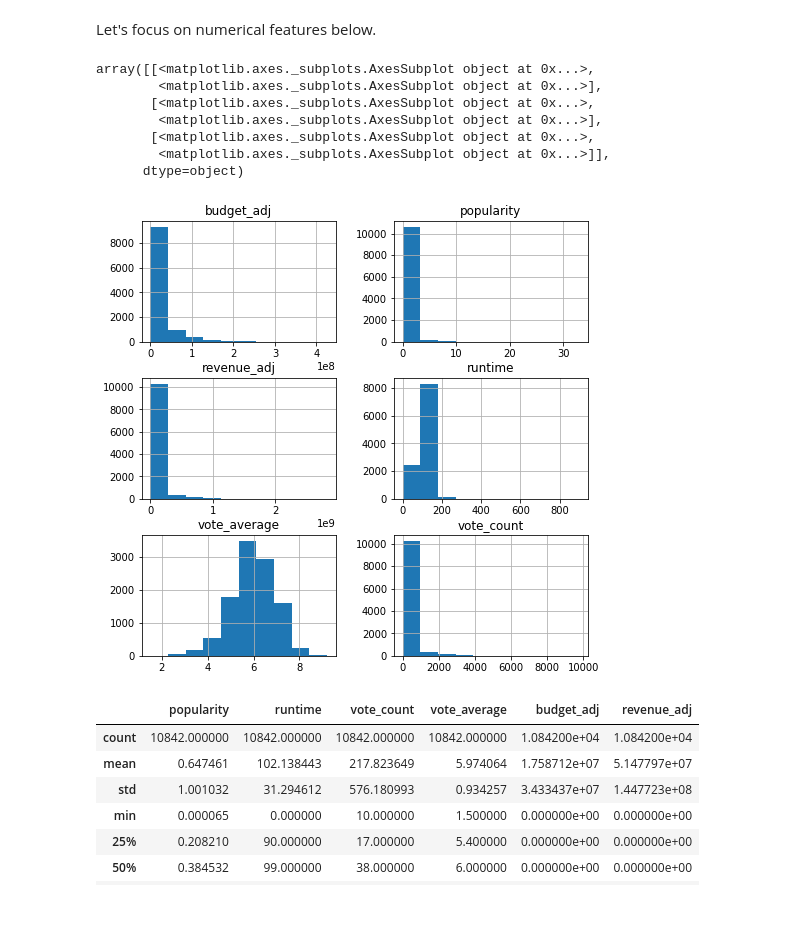
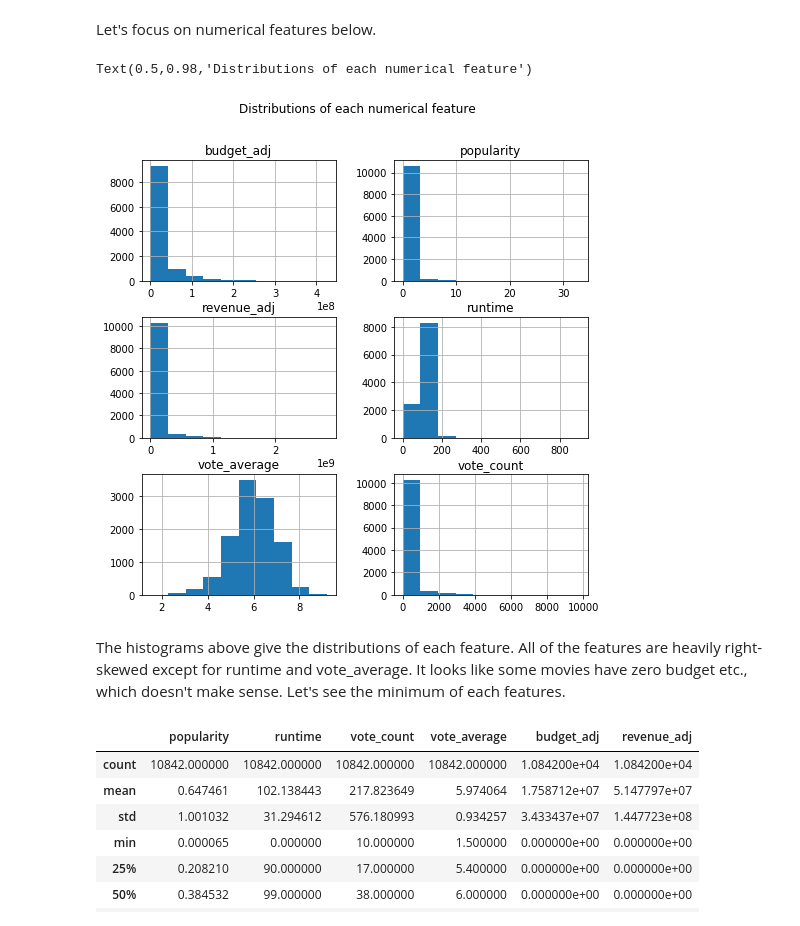
Before and after one commit to jgu1989/UdacityDataAnalystNanodegree, a Jupyter notebook: Project_2/investigate-TMDB.ipynb, the cells around one changed output. Saved outputs shown, nothing was run; the diff lists cells and outputs as text; code cells hidden in the pictures.

```diff
--- a/Project_2/investigate-TMDB.ipynb
+++ b/Project_2/investigate-TMDB.ipynb
@@ -260,15 +252,12 @@ Let's focus on numerical features below.
 df_num = df[['popularity','runtime','vote_count', 'vote_average','budget_adj', 'revenue_adj']]
 # %%
 df_num.hist(figsize=(8,8))
+plt.suptitle('Distributions of each numerical feature')
 # %% [output]
-array([[<matplotlib.axes._subplots.AxesSubplot object at 0x...>,
-        <matplotlib.axes._subplots.AxesSubplot object at 0x...>],
-       [<matplotlib.axes._subplots.AxesSubplot object at 0x...>,
-        <matplotlib.axes._subplots.AxesSubplot object at 0x...>],
-       [<matplotlib.axes._subplots.AxesSubplot object at 0x...>,
-        <matplotlib.axes._subplots.AxesSubplot object at 0x...>]],
-      dtype=object)
+Text(0.5,0.98,'Distributions of each numerical feature')
-[figure, old version]
+[figure, new version]
+# %% [markdown]
+The histograms above give the distributions of each feature. All of the features are heavily right-skewed except for runtime and vote_average. It looks like some movies have zero budget etc., which doesn't make sense. Let's see the minimum of each features.
 # %%
 df_num.describe()
 # %% [output]
```
Also changed, not shown: parts of 14 cells of this notebook, 1 other file.
